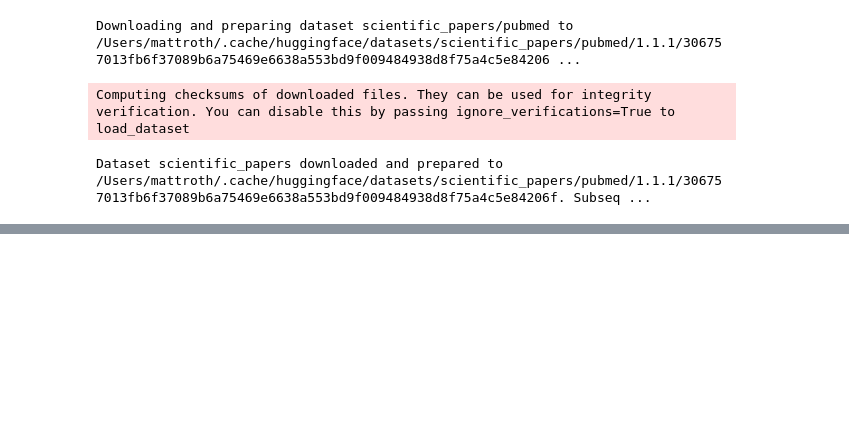
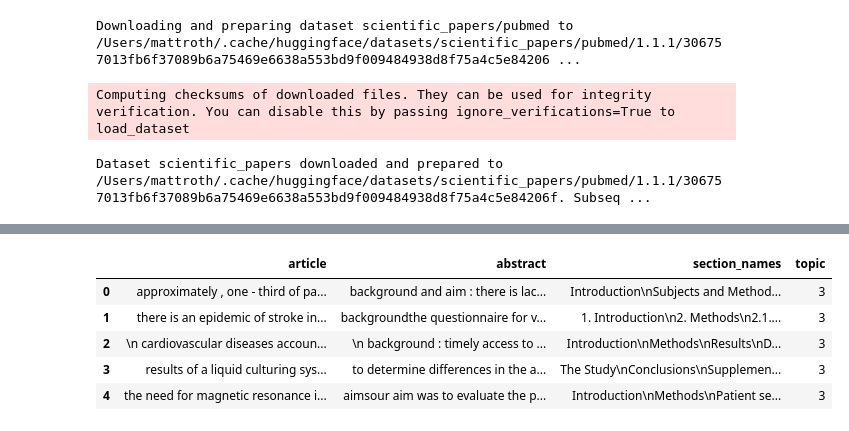
Before and after one commit to mlkimmins/OSCAR, a Jupyter notebook: topic_modeling.ipynb, the cells around one changed output, grey strips where cells are left out. Drawn from its saved outputs; the diff is of its cells as text; code cells hidden in the pictures; blank space fills up the shorter version.

Commit message:
Basic working version of LDA - need to improve & tune

```diff
--- a/topic_modeling.ipynb
+++ b/topic_modeling.ipynb
@@ -41,0 +38,13 @@ pd.DataFrame(df[0:10])#.iloc[0,0]
+# %%
+# Initialize regex tokenizer
+tokenizer = RegexpTokenizer(r"\w+")
+
+# Encode data with TF-IDF
+tfidf = TfidfVectorizer(lowercase=True,
+                        stop_words="english",
+                        ngram_range=(1,1),
+                        tokenizer=tokenizer.tokenize)
+vectorized_articles = tfidf.fit_transform(df_articles["article"])
+
+# Save vocab
+vocab = tfidf.get_feature_names_out()
@@ -41,0 +53,17 @@ pd.DataFrame(df[0:10])#.iloc[0,0]
+# %%
+# Instantiate LDA
+lda = LDA(n_components=5)
+
+# Run on vectorized_articles
+X_topics = lda.fit_transform(vectorized_articles)
+# %%
+# Get topic distribution
+topic_words = lda.components_
+
+# Retrieve topics
+for i, topic_dist in enumerate(topic_words):
+
+    zipped = zip(vocab, topic_dist)
+    top_terms_key = sorted(zipped, key=lambda t: t[1], reverse=True)[0:10]
+    top_terms_list = list(dict(top_terms_key).keys())
+    print(f"Topic {i + 1}: {top_terms_list}")
@@ -41,0 +76,21 @@ pd.DataFrame(df[0:10])#.iloc[0,0]
+# %%
+# Assign topics to articles
+article_topic = lda.transform(vectorized_articles)
+
+topics = []
+for i in range(article_topic.shape[0]):
+
+    topic = article_topic[i].argmax() + 1
+
+    topics.append(topic)
+
+df_articles["topic"] = topics
+# %%
+df_articles.head()
+# %% [output]
+|  | article | abstract | section_names | topic |
+| 0 | approximately , one - third of pa... | background and aim : there is lac... | Introduction\nSubjects and Method... | 3 |
+| 1 | there is an epidemic of stroke in... | backgroundthe questionnaire for v... | 1. Introduction\n2. Methods\n2.1.... | 3 |
+| 2 | \n cardiovascular diseases accoun... | \n background : timely access to ... | Introduction\nMethods\nResults\nD... | 3 |
+| 3 | results of a liquid culturing sys... | to determine differences in the a... | The Study\nConclusions\nSupplemen... | 3 |
+| 4 | the need for magnetic resonance i... | aimsour aim was to evaluate the p... | Introduction\nMethods\nPatient se... | 3 |
```
Also changed, not shown: parts of 7 cells of this notebook.
